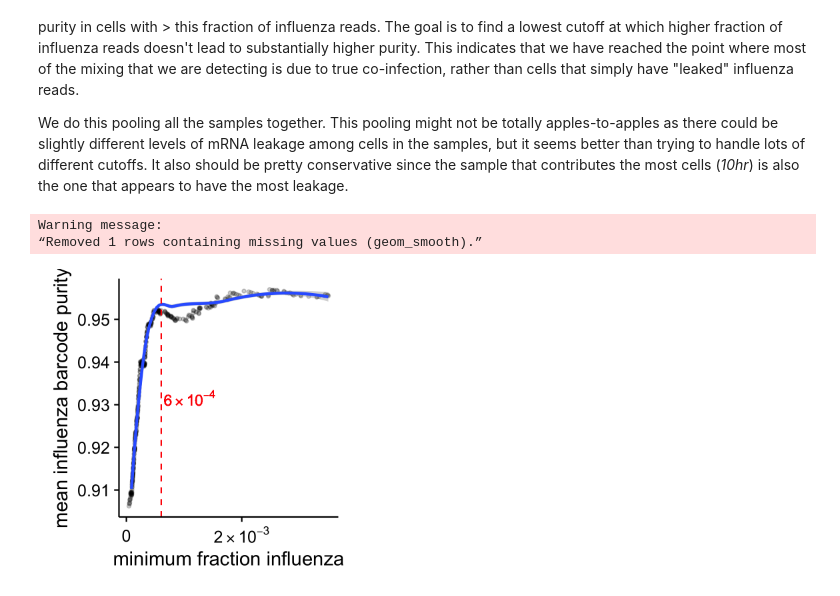
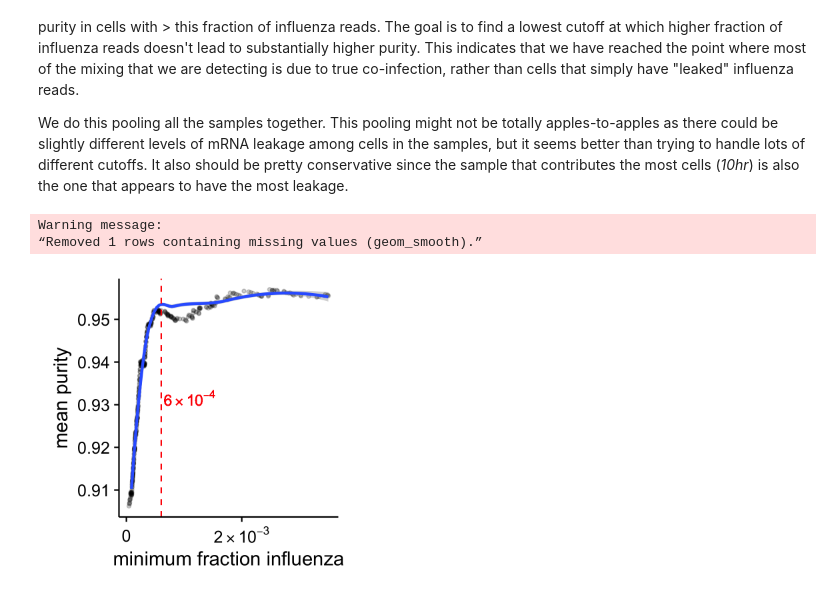
Before and after one commit to jbloomlab/flu_single_cell, a Jupyter notebook: monocle_analysis.ipynb, the cells around one changed output. Drawn from its saved outputs; the diff is of its cells as text; code cells hidden in the pictures.

Commit message:
Finished frac flu plots

```diff
--- a/monocle_analysis.ipynb
+++ b/monocle_analysis.ipynb
@@ -96,7 +96,7 @@ p.cumul <- ggplot(
     aes(log.frac.flu, color=Sample)) +
   stat_ecdf() +
   scale_x_continuous(labels=function(x){fancy_scientific(10**x)},
-    limits=c(log10(minx), 0), expand=c(0, 0), name="fraction mRNAs from influenza") +
+    limits=c(log10(minx), 0), expand=c(0, 0), name="fraction mRNA from influenza") +
   scale_y_continuous(limits=c(0, 1), name="fraction of cells") +
   theme(axis.text.x=element_text(vjust=0.2))
 
@@ -247,7 +247,7 @@ p.wt.syn <- purityplot(c("wildtype", "synonymous"))
 p.major.minor <- purityplot(c("major", "minor"))
 p.barcode.purity <- plot_grid(p.wt.syn + theme(axis.text.x=element_blank()),
   p.major.minor + scale_fill_manual(values=c("darkmagenta", "gold"), name=NULL),
-  nrow=2, align='h', labels="AUTO", label_size=16, vjust=1)
+  nrow=2, align='h', labels=c("A", "B"), label_size=16, vjust=1)
 
 plotfile <- file.path(plotsdir, "flu_barcode_purity.png")
 ggsave(plotfile, plot=p.barcode.purity, width=9, height=4.7, units="in")
@@ -275,35 +275,35 @@ frac.flu <- bc.cells$frac.flu.mRNAs %>% sort %>% head(-as.integer(0.35 * nrow(bc
 # mean of major barcode frequency with cells <= indication fraction flu
 bc.cells <- mutate(bc.cells, purity=pmax(wildtype, synonymous) / (wildtype + synonymous))
 purity <- data.frame(frac.flu)
 purity$mean <- lapply(frac.flu, function (f) {bc.cells %>% filter(frac.flu.mRNAs > f) %>%
   select(purity) %>% as.vector %>% unlist %>% mean}) %>% unlist
 
 # threshold where derivative of purity with respect to fraction flu stops being positive
 deriv.purity <- loess(mean~frac.flu, data=purity) %$% fitted %>% diff
 i.threshold <- which(deriv.purity < 0) %>% min
 threshold.frac <- frac.flu[i.threshold]
 
 # plot the data, smoothed loess fit, and threshold line
 p.purity.threshold <- ggplot(purity,
     aes(x=frac.flu, y=mean)) + geom_point(size=1, alpha=0.2) +
   geom_smooth(method='loess') +
-  scale_y_continuous(name="mean influenza barcode purity",
+  scale_y_continuous(name="mean purity",
     limits=c(min(purity$mean), max(purity$mean))) +
   scale_x_continuous(name="minimum fraction influenza", labels=fancy_scientific,
     breaks=pretty_breaks(n=2)) +
   theme(axis.text.x=element_text(vjust=0.2)) +
   geom_vline(xintercept=threshold.frac, color="red", linetype="dashed") +
   geom_text(aes(threshold.frac, mean(c(min(purity$mean), max(purity$mean))),
       label=fancy_scientific(threshold.frac, parse.str=FALSE, digits=2), hjust=-0.05),
     parse=TRUE, color="red")
 
 plotfile <- file.path(plotsdir, "flu_purity_cutoff.png")
 ggsave(plotfile, plot=p.purity.threshold, width=3.1, height=3.1, units="in")
 display_png(file=plotfile, width=310)
 # %% [output]
 Warning message:
 “Removed 1 rows containing missing values (geom_smooth).”
-[figure, old version]
+[figure, new version]
 # %% [markdown]
 Now we can annotate cells as *infected* based on whether they have more than this threshold fraction of reads from influenza.
 
```
Also changed, not shown: parts of 6 cells of this notebook.
